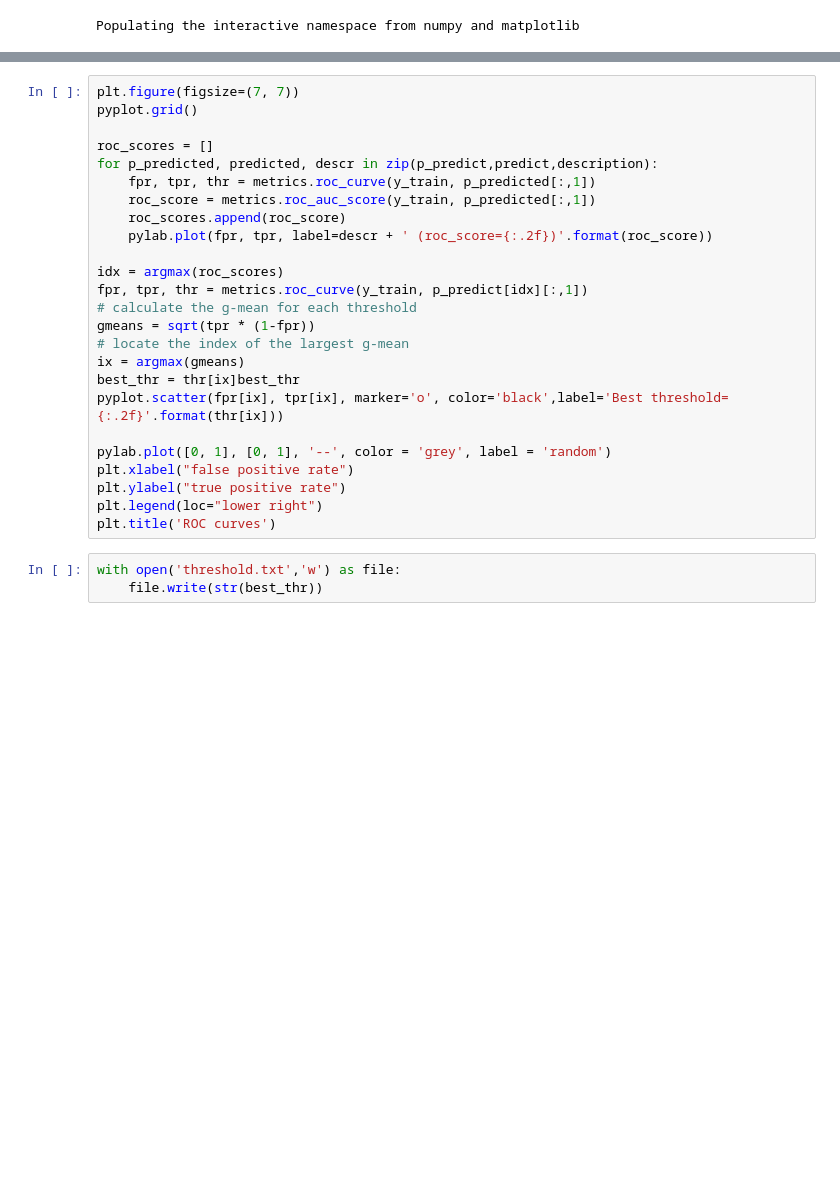
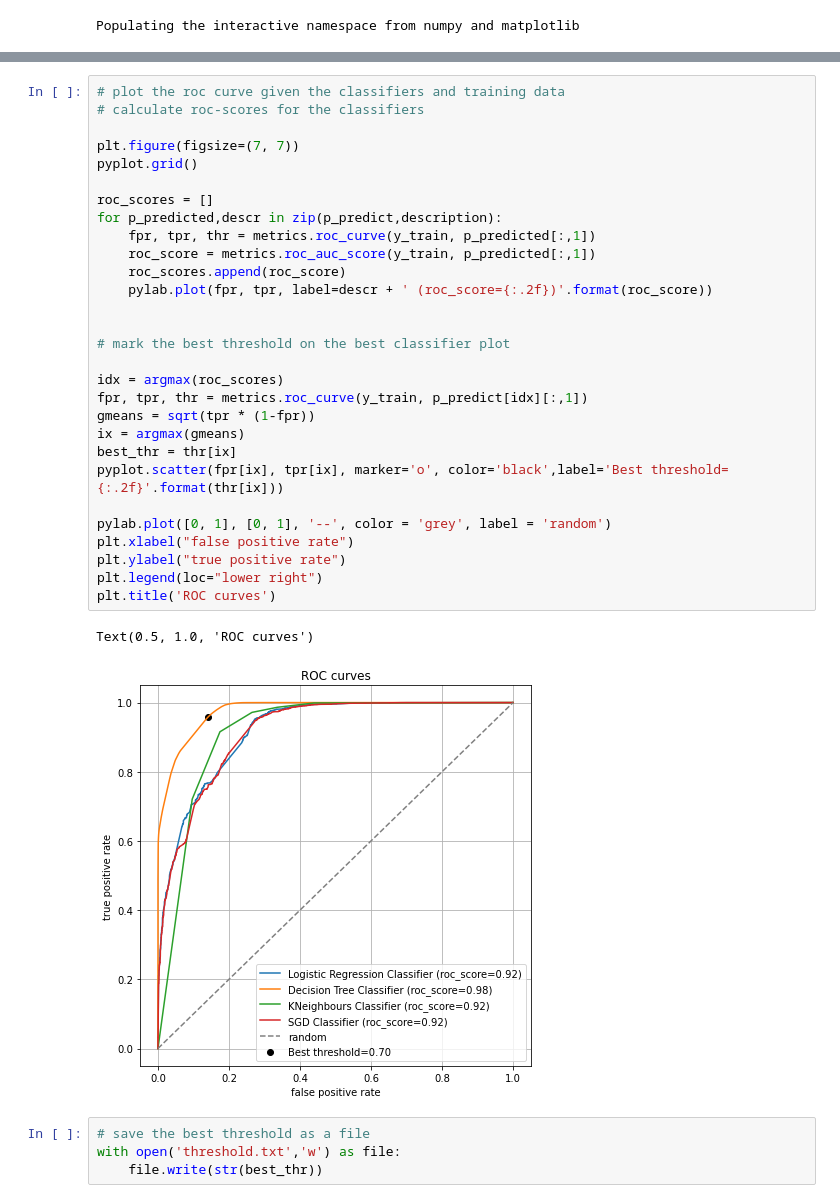
Before and after one commit to 7emantik/test-project, a Jupyter notebook: train.ipynb, the cells around one changed output, grey strips where cells are left out. Drawn from its saved outputs; the diff is of its cells as text; blank space fills up the shorter version.

```diff
--- a/train.ipynb
+++ b/train.ipynb
@@ -135,29 +146,37 @@ plt.title('PR curves')
 # %%
+# plot the roc curve given the classifiers and training data
+# calculate roc-scores for the classifiers
+
 plt.figure(figsize=(7, 7))
 pyplot.grid()
 
 roc_scores = []
-for p_predicted, predicted, descr in zip(p_predict,predict,description):
+for p_predicted,descr in zip(p_predict,description):
     fpr, tpr, thr = metrics.roc_curve(y_train, p_predicted[:,1])
     roc_score = metrics.roc_auc_score(y_train, p_predicted[:,1])
     roc_scores.append(roc_score)
     pylab.plot(fpr, tpr, label=descr + ' (roc_score={:.2f})'.format(roc_score))
 
+
+# mark the best threshold on the best classifier plot
+
 idx = argmax(roc_scores)
 fpr, tpr, thr = metrics.roc_curve(y_train, p_predict[idx][:,1])
-# calculate the g-mean for each threshold
 gmeans = sqrt(tpr * (1-fpr))
-# locate the index of the largest g-mean
 ix = argmax(gmeans)
-best_thr = thr[ix]best_thr
+best_thr = thr[ix]
 pyplot.scatter(fpr[ix], tpr[ix], marker='o', color='black',label='Best threshold={:.2f}'.format(thr[ix]))
 
 pylab.plot([0, 1], [0, 1], '--', color = 'grey', label = 'random')
 plt.xlabel("false positive rate")
 plt.ylabel("true positive rate")
 plt.legend(loc="lower right")
 plt.title('ROC curves')
+# %% [output]
+Text(0.5, 1.0, 'ROC curves')
+[figure, added]
 # %%
+# save the best threshold as a file
 with open('threshold.txt','w') as file:
     file.write(str(best_thr))
 # %%
```
Also changed, not shown: parts of 19 cells of this notebook, 2 other files.
